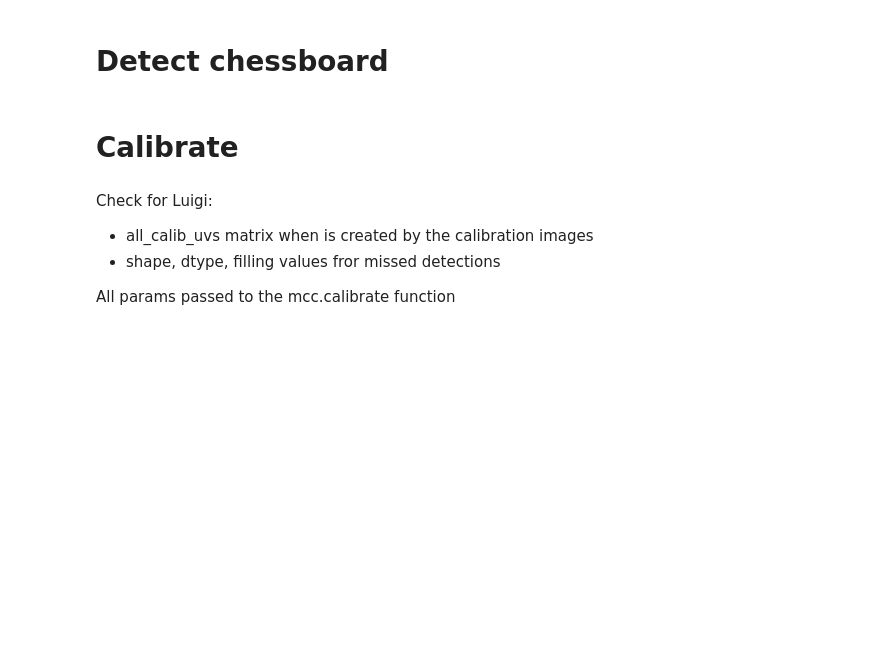
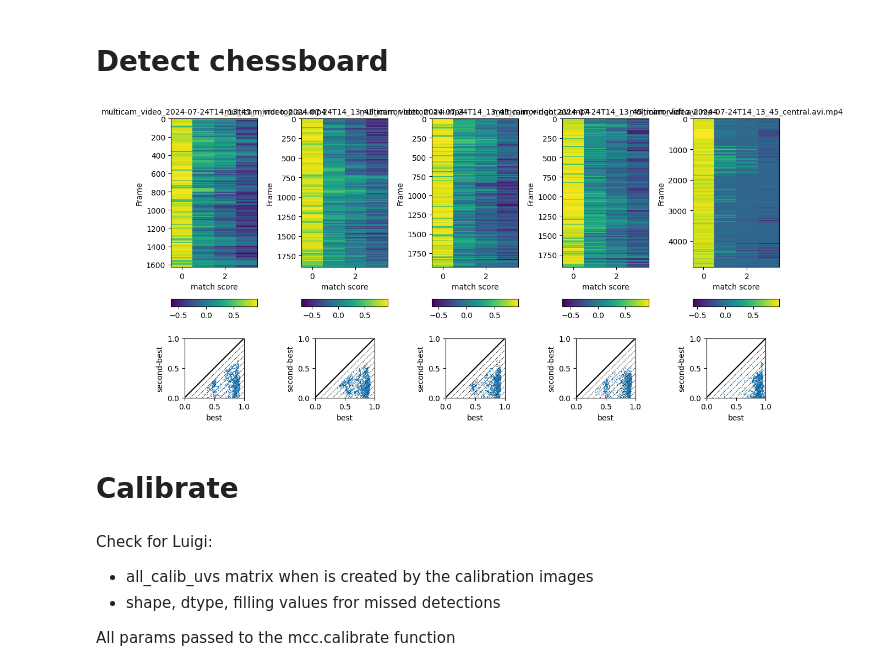
Before and after one commit to iurillilab/3d-setup, a Jupyter notebook: complete_pipeline/2_calibration_and_triangulation_test copy.ipynb, the cells around one changed output. Saved outputs shown, nothing was run; the diff lists cells and outputs as text; code cells hidden in the pictures; blank space fills up the shorter version.

```diff
--- a/complete_pipeline/2_calibration_and_triangulation_test copy.ipynb
+++ b/complete_pipeline/2_calibration_and_triangulation_test copy.ipynb
@@ -23,37 +23,40 @@ square_size = 12.5
 #data_dir = Path(
 #    r"D:\P05_3DRIG_YE-LP\e01_mouse_hunting\v04_mice-hunting\test_cropping\calibration_retest\Calibration\multicam_video_2024-08-03T16_36_58_cropped_20241111165056"
 # )
-data_dir = Path("/Users/vigji/Desktop/test-anipose/cropped_calibration_vid")
+# data_dir = Path("/Users/vigji/Desktop/test-anipose/cropped_calibration_vid")
+data_dir = Path('/Users/thomasbush/Documents/Vault/Iurilli_lab/3d_tracking/data/calibration')
 video_paths = sorted([f for f in (data_dir.glob("Calibration/*/*.mp4")) if "overlay" not in f.stem])[::-1]
 # camera_names = [p.stem.split("_")[-1].split(".detections")[0] for p in video_paths]
 
 # video_paths = [str(f) for f in video_paths]
 
 
 video_paths = [
     str(f) for f in data_dir.iterdir() if f.suffix == ".mp4" and "overlay" not in f.stem
 ]
 
 # detect calibration object in each video
 all_calib_uvs, all_img_sizes = mcc.run_calibration_detection(
     video_paths,
     mcc.detect_chessboard,
     n_workers=6,
     detection_options=dict(board_shape=board_shape, scale_factor=0.5),
 )
 
 # display a table with the detections shared between camera pairs
 mcc.summarize_detections(all_calib_uvs)
 
 # plot corner-match scores for each frame
 fig = mcc.plot_chessboard_qc_data(video_paths)
 
 # optionally generate overlay videos
 overlay = False
 if overlay:
     for p in video_paths:
         mcc.overlay_detections(p, overwrite=True)
 fig.savefig(data_dir / "checkerboard_errors.png")
+# %% [output]
+[figure, added]
 # %% [markdown]
 # Calibrate
 # %% [markdown]
```
Also changed, not shown: parts of 14 cells of this notebook, 4 other files.
